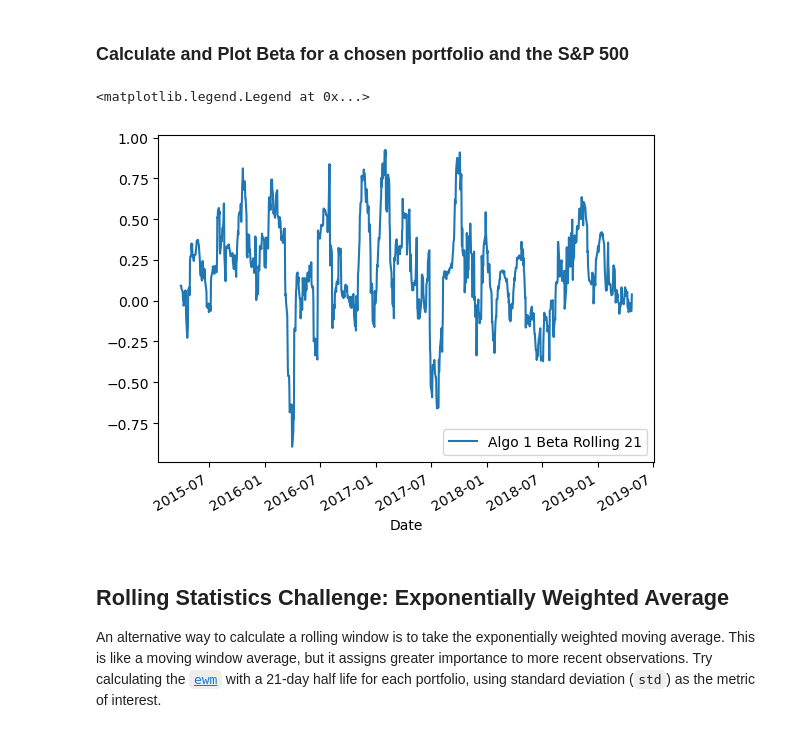
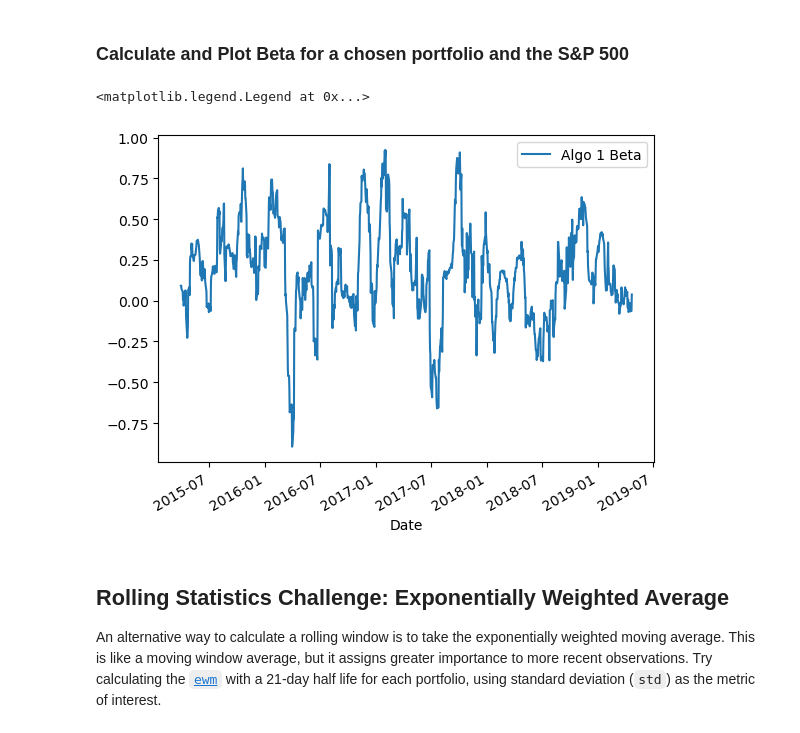
Before and after one commit to Joshbazz/Module-4-Challenge-Portfolio-Analysis, a Jupyter notebook: whale_analysis.ipynb, the cells around one changed output. Saved outputs shown, nothing was run; the diff lists cells and outputs as text; code cells hidden in the pictures.

```diff
--- a/whale_analysis.ipynb
+++ b/whale_analysis.ipynb
@@ -162,6 +162,6 @@ dtype: object
 sp500_df['Close'] = sp500_df['Close'].str.replace('$', '').astype(float)
 # %%
 # Calculate Daily Returns
-sp500_returns_df = sp500_df.pct_change()
+sp500_returns_df = sp500_df['Close'].pct_change()
 sp500_returns_df
 # %% [output]
@@ -184,6 +183,6 @@ sp500_returns_df
 sp500_returns_df.dropna(inplace=True)
 # %%
 # Rename `Close` Column to be specific to this portfolio.
-sp500_returns_df.columns.values[0] = 'SP500 Close'
+sp500_returns_df.rename(columns={'Close': 'S&P 500 Daily Returns'})
 sp500_returns_df
 # %% [output]
@@ -205,14 +191,15 @@ sp500_returns_df
 ## Combine Whale, Algorithmic, and S&P 500 Returns
 # %%
 # Join Whale Returns, Algorithmic Returns, and the S&P 500 Returns into a single DataFrame with columns for each portfolio's returns.
-reference_index = whale_df.index
+#reference_index = whale_df.index
 
-whale_df_reindexed = whale_df.reindex(reference_index)
-algo_df_reindexed = algo_df.reindex(reference_index)
-sp500_returns_df_reindexed = sp500_returns_df.reindex(reference_index)
+#whale_df_reindexed = whale_df.reindex(reference_index)
+#algo_df_reindexed = algo_df.reindex(reference_index)
+#sp500_returns_df_reindexed = sp500_returns_df.reindex(reference_index)
 
-merged_df = pd.concat([whale_df_reindexed, algo_df_reindexed, sp500_returns_df_reindexed], axis=1, join="inner")
-merged_df = merged_df.dropna(how='any', axis=0)
+merged_df = pd.concat([whale_df, algo_df, sp500_returns_df], axis=1, join="inner")
+merged_df = merged_df.rename(columns={'Close': 'S&P 500 Daily Returns'})
+#merged_df = merged_df.dropna(how='any', axis=0)
 merged_df
 # %% [output]
 |  | SOROS FUND MANAGEMENT LLC | PAULSON & CO.INC. | TIGER GLOBAL MANAGEMENT LLC | BERKSHIRE HATHAWAY INC | Algo 1 | Algo 2 | ... |
@@ -367,17 +354,17 @@ portfolio_correlation
 # %%
 # Calculate covariance of a single portfolio
 covariance_algo1_rolling = merged_df['Algo 1'].rolling(window=21).cov(merged_df['SP500 Close'])
 # Calculate variance of S&P 500
 variance_rolling = merged_df['SP500 Close'].rolling(window=21).var()
 # Computing beta
 algo1_beta_rolling = covariance_algo1_rolling / variance_rolling
 algo1_beta_rolling
 # Plot beta trend
 ax = algo1_beta_rolling.plot()
-ax.legend(['Algo 1 Beta Rolling 21'])
+ax.legend(['Algo 1 Beta'])
 # %% [output]
 <matplotlib.legend.Legend at 0x...>
-[figure, old version]
+[figure, new version]
 # %% [markdown]
 ## Rolling Statistics Challenge: Exponentially Weighted Average
 
```
Also changed, not shown: parts of 26 cells of this notebook, 5 other files.
